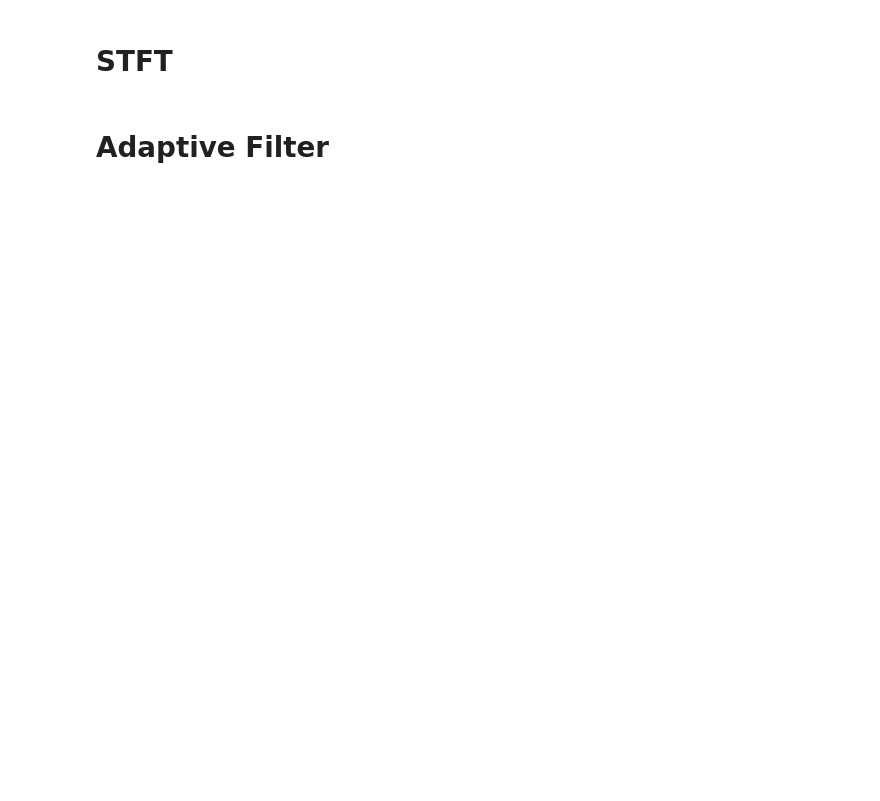
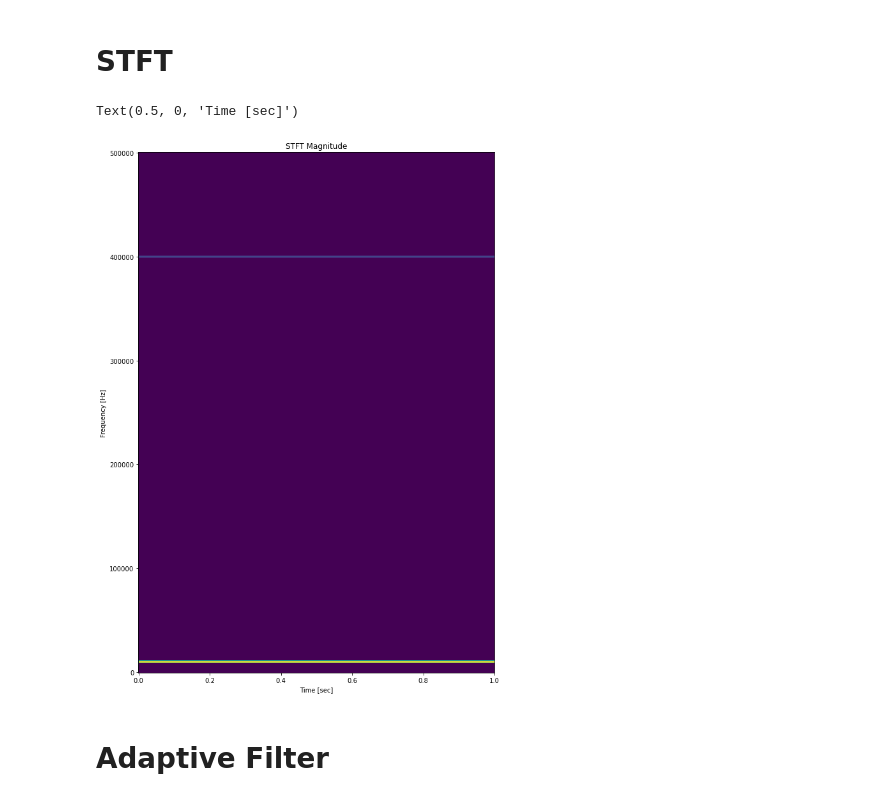
Before and after one commit to fprotopapa/active-noise-cancelling, a Jupyter notebook: anc.ipynb, the cells around one changed output. Saved outputs shown, nothing was run; the diff lists cells and outputs as text; code cells hidden in the pictures; blank space fills up the shorter version.

```diff
--- a/anc.ipynb
+++ b/anc.ipynb
@@ -201,10 +216,14 @@ for ax in axs:
 import scipy.signal as signal
 # %%
 f, t, Zxx = signal.stft(wt_mix, fs=sample_rate, nperseg=1000)
+plt.figure(figsize=(10,15))
 plt.pcolormesh(t, f, np.abs(Zxx))
 plt.title('STFT Magnitude')
 plt.ylabel('Frequency [Hz]')
 plt.xlabel('Time [sec]')
+# %% [output]
+Text(0.5, 0, 'Time [sec]')
+[figure, added]
 # %% [markdown]
 # Adaptive Filter
 # %%
```
Also changed, not shown: parts of 8 cells of this notebook, 8 other files.
